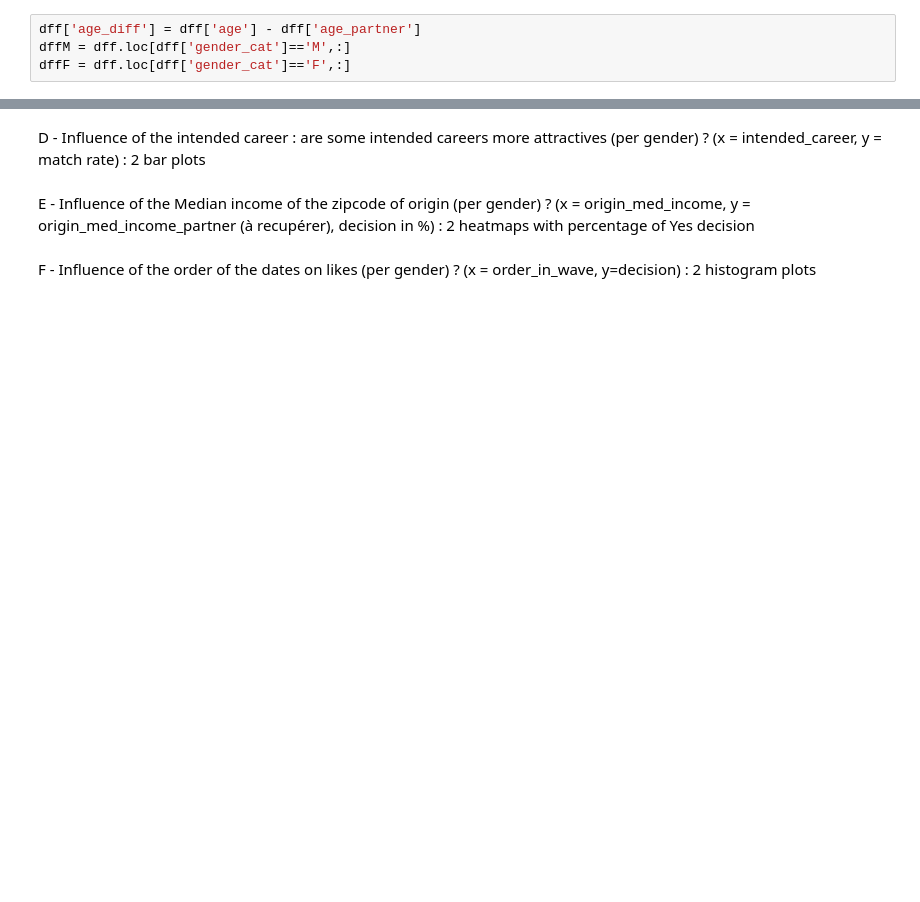
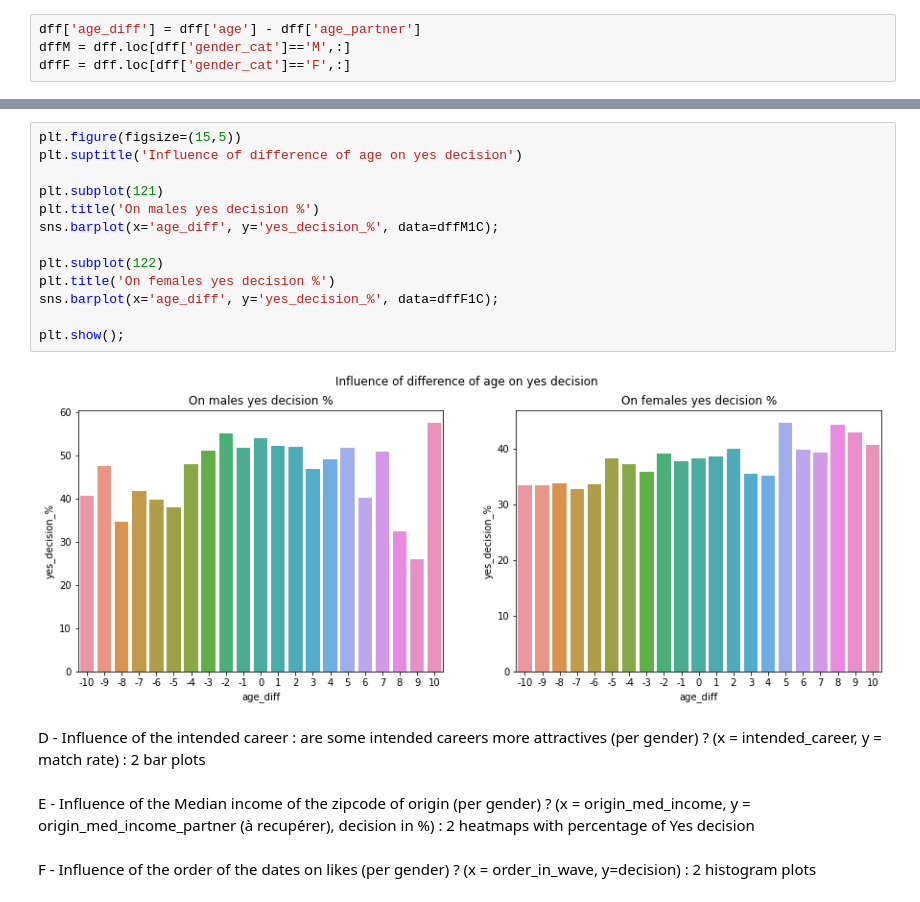
Before and after one commit to RemiArsac/Jedha_module2_speed_dating_project, a Jupyter notebook: 01-Project_speed_dating.ipynb, the cells around one changed output, grey strips where cells are left out. Drawn from its saved outputs; the diff is of its cells as text; blank space fills up the shorter version.

```diff
--- a/01-Project_speed_dating.ipynb
+++ b/01-Project_speed_dating.ipynb
@@ -413,3 +472,18 @@ dffF1C.plot.bar(x='age_diff', y='yes_decision_%');
+# %%
+plt.figure(figsize=(15,5))
+plt.suptitle('Influence of difference of age on yes decision')
+
+plt.subplot(121)
+plt.title('On males yes decision %')
+sns.barplot(x='age_diff', y='yes_decision_%', data=dffM1C);
+
+plt.subplot(122)
+plt.title('On females yes decision %')
+sns.barplot(x='age_diff', y='yes_decision_%', data=dffF1C);
+
+plt.show();
+# %% [output]
+[figure, added]
 # %% [markdown]
 D - Influence of the intended career : are some intended careers more attractives (per gender) ? (x = intended_career, y = match rate) : 2 bar plots
 # %% [markdown]
```
Also changed, not shown: parts of 8 cells of this notebook.
